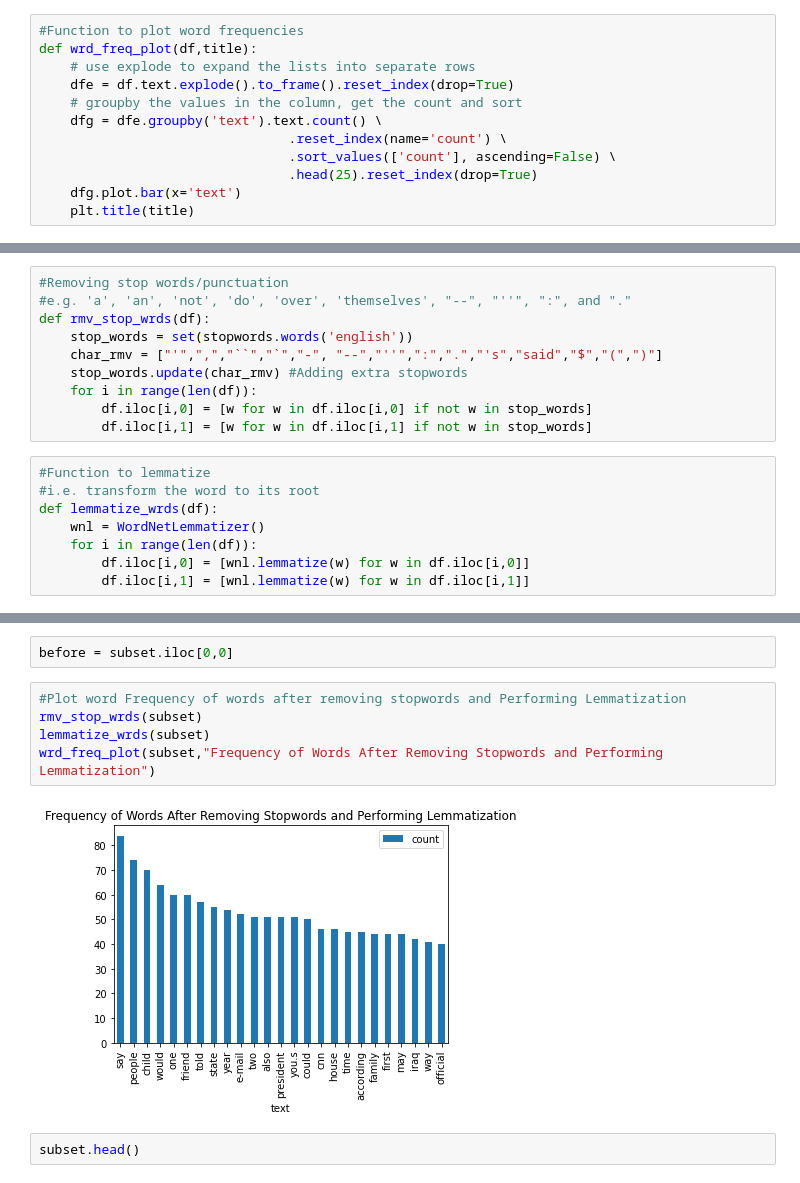
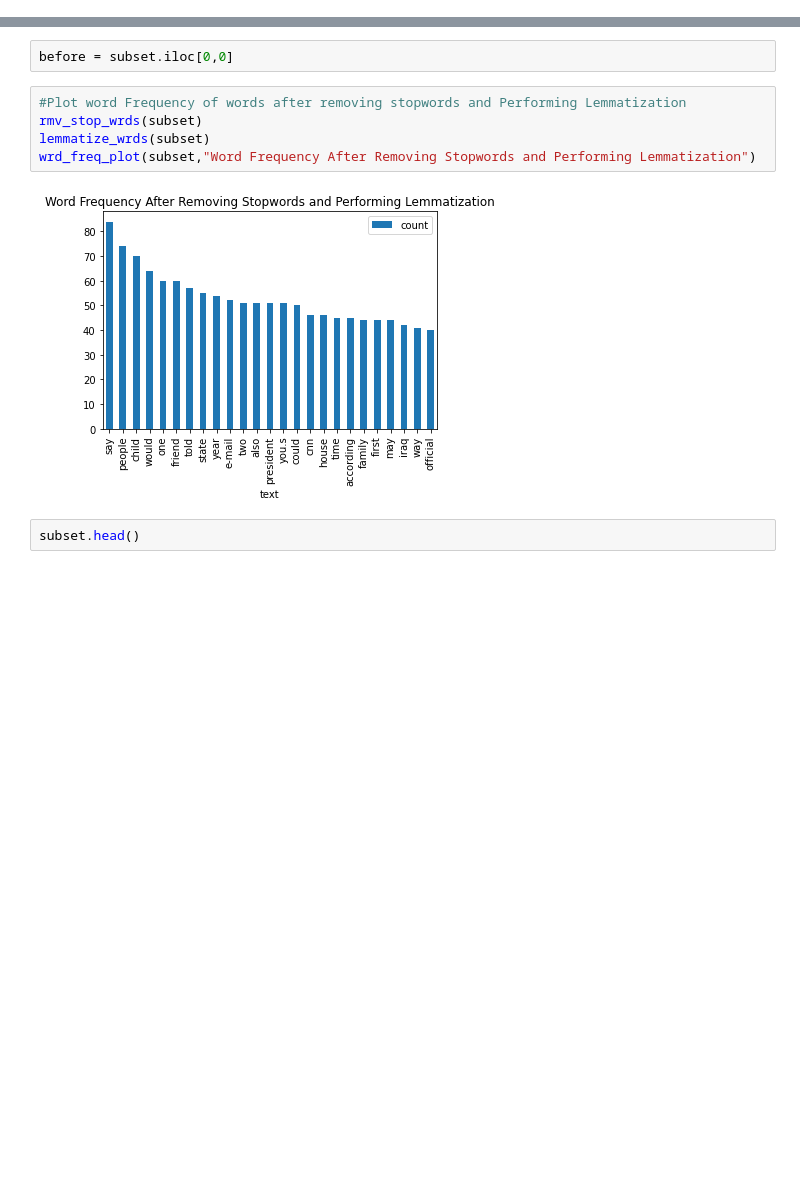
Before and after one commit to jma375/NLP-Text-Summarization, a Jupyter notebook: NLP-Text-Summarization.ipynb, the cells around one changed output, grey strips where cells are left out. Saved outputs shown, nothing was run; the diff lists cells and outputs as text; blank space fills up the shorter version.

Commit message:
Refactored to have separate preprocessing

```diff
--- a/NLP-Text-Summarization.ipynb
+++ b/NLP-Text-Summarization.ipynb
@@ -108,15 +97,3 @@ subset.head()
 | 2 | MINNEAPOLIS, Minnesota (CNN) -- D... | NEW: "I thought I was going to di... |
 | 3 | WASHINGTON (CNN) -- Doctors remov... | Five small polyps found during pr... |
 | 4 | (CNN) -- The National Football Le... | NEW: NFL chief, Atlanta Falcons o... |
-# %%
-#Function to plot word frequencies
-def wrd_freq_plot(df,title):
-    # use explode to expand the lists into separate rows
-    dfe = df.text.explode().to_frame().reset_index(drop=True)
-    # groupby the values in the column, get the count and sort
-    dfg = dfe.groupby('text').text.count() \
-                                .reset_index(name='count') \
-                                .sort_values(['count'], ascending=False) \
-                                .head(25).reset_index(drop=True)
-    dfg.plot.bar(x='text')
-    plt.title(title)
@@ -148,21 +100,3 @@ def token(df):
-# %%
-#Removing stop words/punctuation
-#e.g. 'a', 'an', 'not', 'do', 'over', 'themselves', "--", "''", ":", and "."
-def rmv_stop_wrds(df):
-    stop_words = set(stopwords.words('english'))
-    char_rmv = ["'",",","``","`","-", "--","''",":",".","'s","said","$","(",")"]
-    stop_words.update(char_rmv) #Adding extra stopwords
-    for i in range(len(df)):
-        df.iloc[i,0] = [w for w in df.iloc[i,0] if not w in stop_words]
-        df.iloc[i,1] = [w for w in df.iloc[i,1] if not w in stop_words]
-# %%
-#Function to lemmatize
-#i.e. transform the word to its root
-def lemmatize_wrds(df):
-    wnl = WordNetLemmatizer()
-    for i in range(len(df)):
-        df.iloc[i,0] = [wnl.lemmatize(w) for w in df.iloc[i,0]]
-        df.iloc[i,1] = [wnl.lemmatize(w) for w in df.iloc[i,1]]
 # %%
 #Plot word Freq before removing stopwords
 expand_contractions(subset)
@@ -186,10 +120,10 @@ before = subset.iloc[0,0]
 # %%
 #Plot word Frequency of words after removing stopwords and Performing Lemmatization
 rmv_stop_wrds(subset)
 lemmatize_wrds(subset)
-wrd_freq_plot(subset,"Frequency of Words After Removing Stopwords and Performing Lemmatization")
+wrd_freq_plot(subset,"Word Frequency After Removing Stopwords and Performing Lemmatization")
 # %% [output]
-[figure, old version]
+[figure, new version]
 # %%
 subset.head()
 # %% [output]
```
Also changed, not shown: parts of 6 cells of this notebook, 1 other file.
